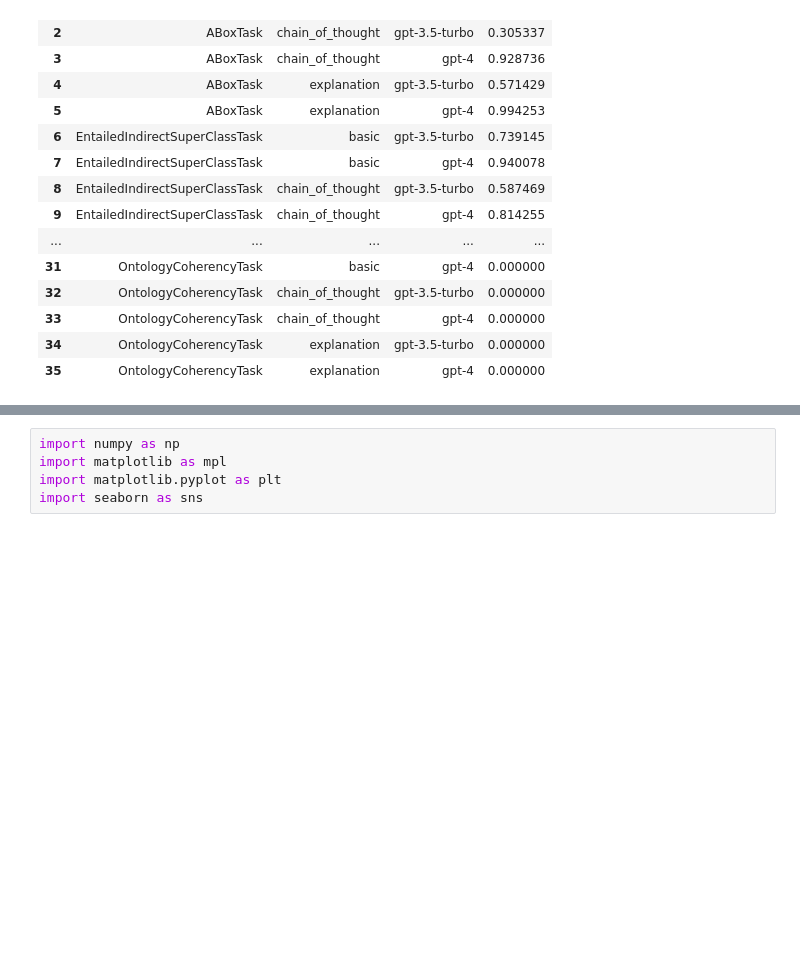
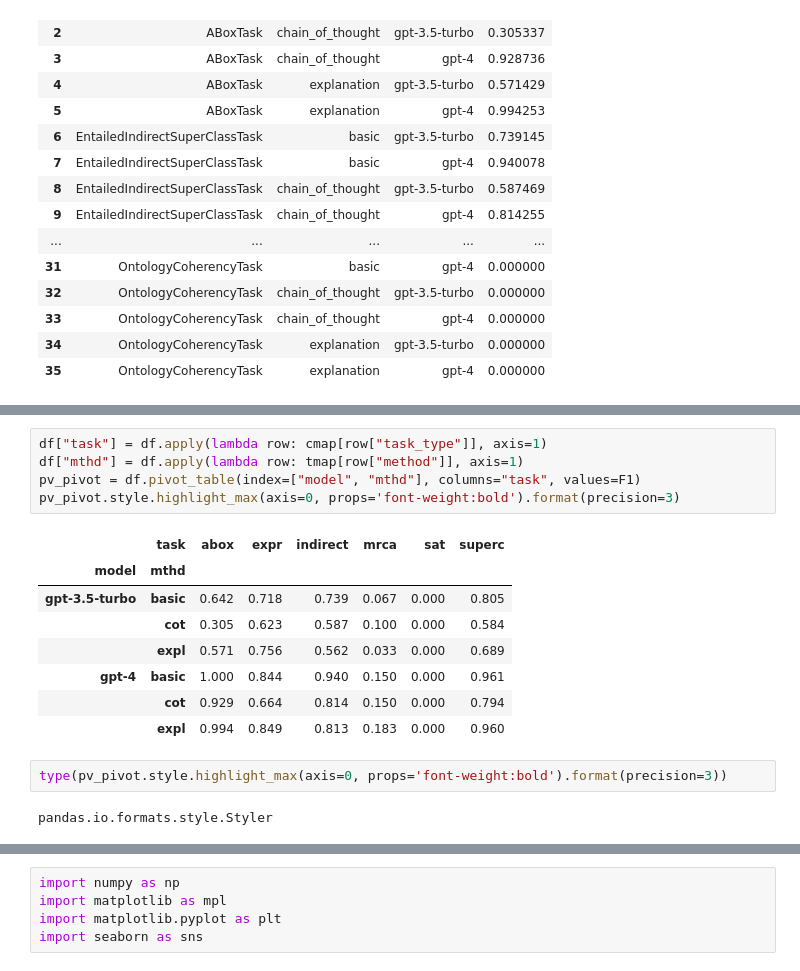
Before and after one commit to cmungall/gpt-reasoning-manuscript, a Jupyter notebook: notebooks/ReasonGPT-Results.ipynb, the cells around one changed output, grey strips where cells are left out. Drawn from its saved outputs; the diff is of its cells as text; blank space fills up the shorter version.

```diff
--- a/notebooks/ReasonGPT-Results.ipynb
+++ b/notebooks/ReasonGPT-Results.ipynb
@@ -231,0 +219,18 @@ pv_pivot.reset_index()[["model", "method"] + list(cmap.values()) ].to_markdown("
+# %%
+df["task"] = df.apply(lambda row: cmap[row["task_type"]], axis=1)
+df["mthd"] = df.apply(lambda row: tmap[row["method"]], axis=1)
+pv_pivot = df.pivot_table(index=["model", "mthd"], columns="task", values=F1)
+pv_pivot.style.highlight_max(axis=0, props='font-weight:bold').format(precision=3)
+# %% [output]
+|  | task | abox | expr | indirect | mrca | sat | superc |
+| model | mthd |  |  |  |  |  |  |
+| gpt-3.5-turbo | basic | 0.642 | 0.718 | 0.739 | 0.067 | 0.000 | 0.805 |
+|  | cot | 0.305 | 0.623 | 0.587 | 0.100 | 0.000 | 0.584 |
+|  | expl | 0.571 | 0.756 | 0.562 | 0.033 | 0.000 | 0.689 |
+| gpt-4 | basic | 1.000 | 0.844 | 0.940 | 0.150 | 0.000 | 0.961 |
+|  | cot | 0.929 | 0.664 | 0.814 | 0.150 | 0.000 | 0.794 |
+|  | expl | 0.994 | 0.849 | 0.813 | 0.183 | 0.000 | 0.960 |
+# %%
+type(pv_pivot.style.highlight_max(axis=0, props='font-weight:bold').format(precision=3))
+# %% [output]
+pandas.io.formats.style.Styler
```
Also changed, not shown: parts of 32 cells of this notebook, 4 other files.
